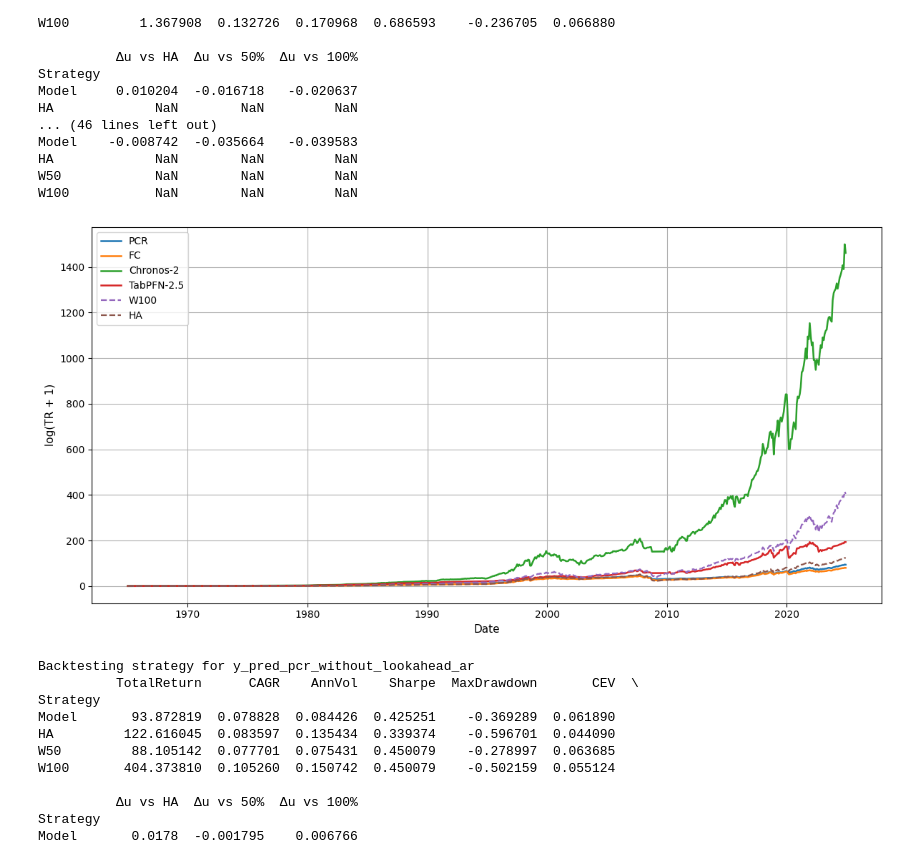
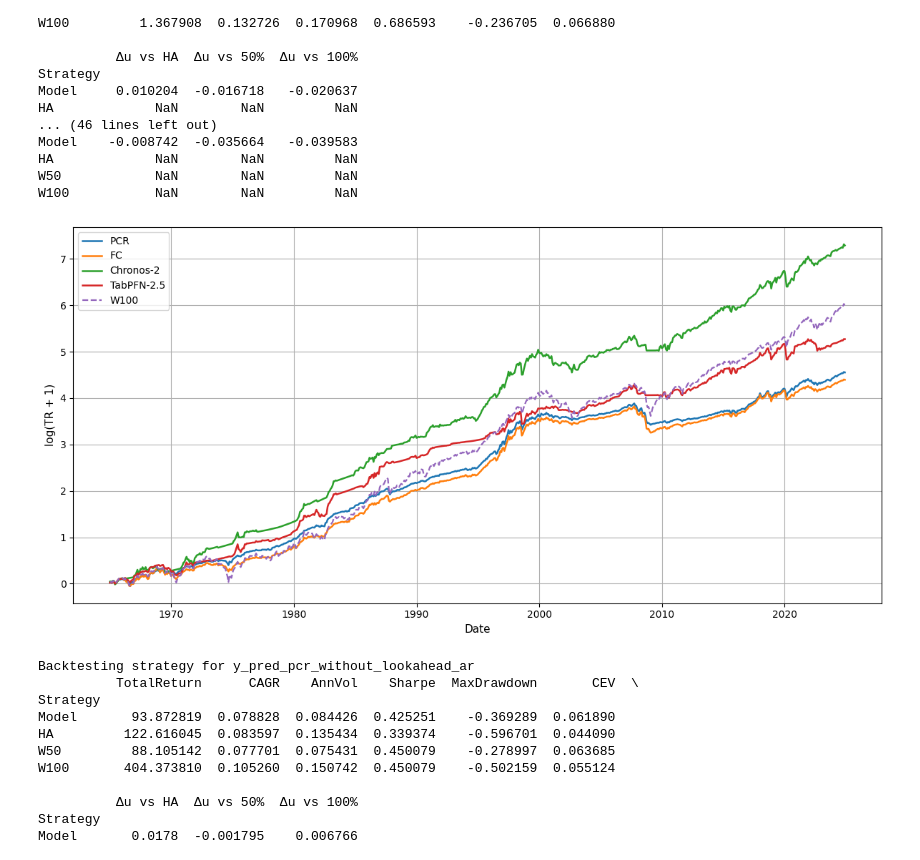
Before and after one commit to KiliTili/Masterarbeit, a Jupyter notebook: Notebooks/Trading_strategies/EP_trading_strategies.ipynb, the cells around one changed output. Saved outputs shown, nothing was run; the diff lists cells and outputs as text; code cells hidden in the pictures.

```diff
--- a/Notebooks/Trading_strategies/EP_trading_strategies.ipynb
+++ b/Notebooks/Trading_strategies/EP_trading_strategies.ipynb
@@ -81,26 +81,26 @@ W100           NaN        NaN         NaN
 # %%
 model_pred_cols = {
     "PCR": "y_pred_pcr_without_lookahead_ar",
     "FC": "y_pred_combination_completed",
     "Chronos-2": "y_pred_chronos2_without_lookahead",
     "TabPFN-2.5": "y_pred_tabpfn_without_lookahead_ar",
 }
 
 plot_ts.plot_regression_timing_total_return_models(
     df,
     model_pred_cols=model_pred_cols,
     target_col="equity_premium",
     rf_col="Rfree",
     uselog=uselog,
     gamma=5.0,
     vol_window=60,
-    baselines=["HA","100"],   # choose any subset
+    baselines=["100"],   # choose any subset
     lag =0,
-    log_scale = False,
+    log_scale = True,
     ylab= "log(TR + 1)"
 )
 # %% [output]
-[figure, old version]
+[figure, new version]
 # %%
 for i in model_pred_cols.keys():
     col = model_pred_cols[i]
```
Also changed, not shown: 2 other files.
